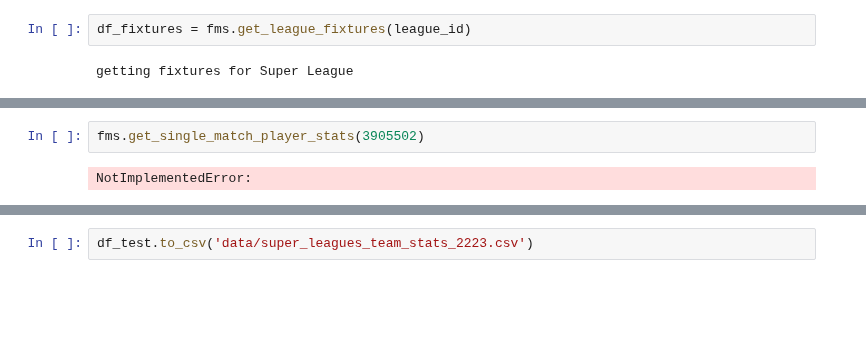
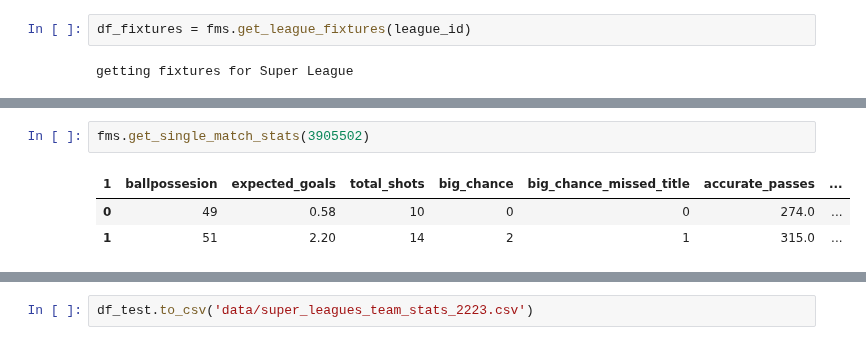
Before and after one commit to TK5-Tim/ds-projects, a Jupyter notebook: rsl/pull_data_fotmob.ipynb, the cells around one changed output, grey strips where cells are left out. Saved outputs shown, nothing was run; the diff lists cells and outputs as text; blank space fills up the shorter version.

```diff
--- a/rsl/pull_data_fotmob.ipynb
+++ b/rsl/pull_data_fotmob.ipynb
@@ -40,4 +79,6 @@ df_fixtures[110:]
 # %%
-fms.get_single_match_player_stats(3905502)
+fms.get_single_match_stats(3905502)
 # %% [output]
-NotImplementedError:
+| 1 | ballpossesion | expected_goals | total_shots | big_chance | big_chance_missed_title | accurate_passes | ... |
+| 0 | 49 | 0.58 | 10 | 0 | 0 | 274.0 | ... |
+| 1 | 51 | 2.20 | 14 | 2 | 1 | 315.0 | ... |
```
Also changed, not shown: parts of 9 cells of this notebook, 1 other file.
